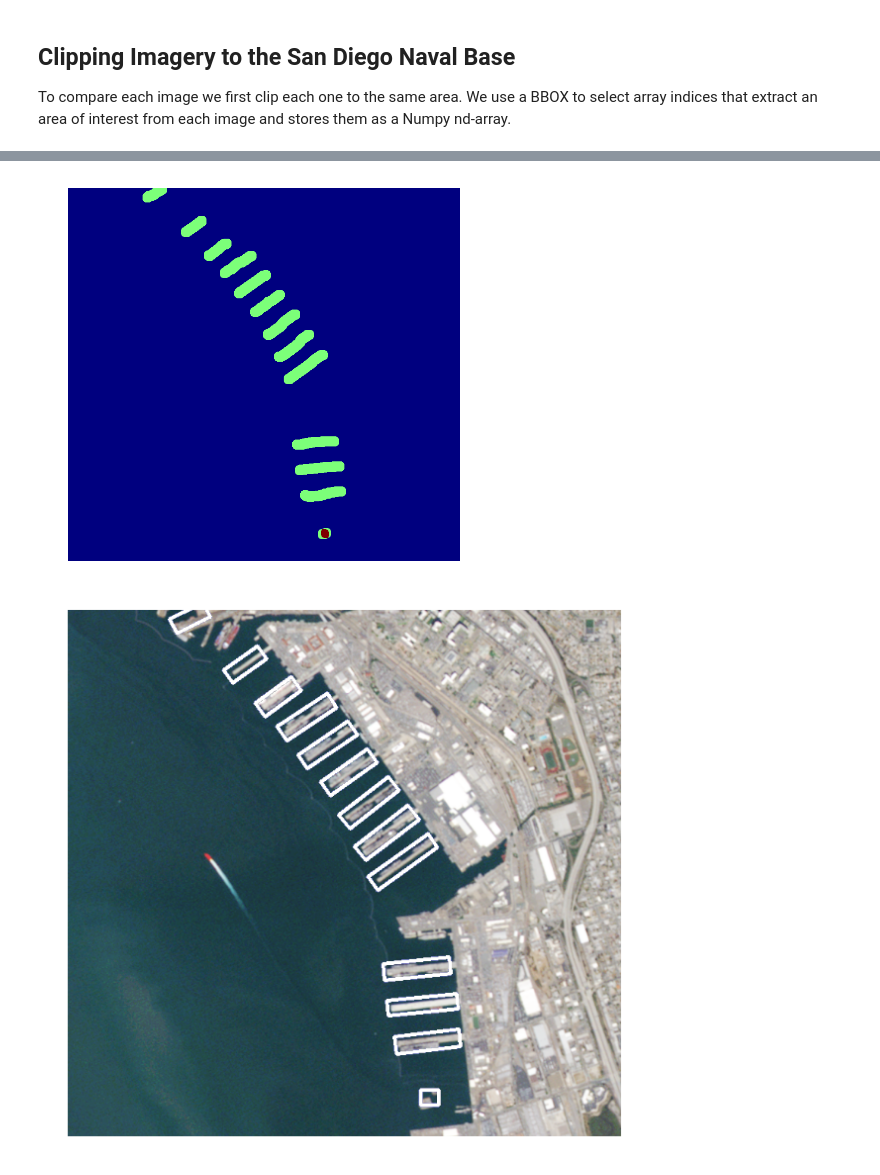
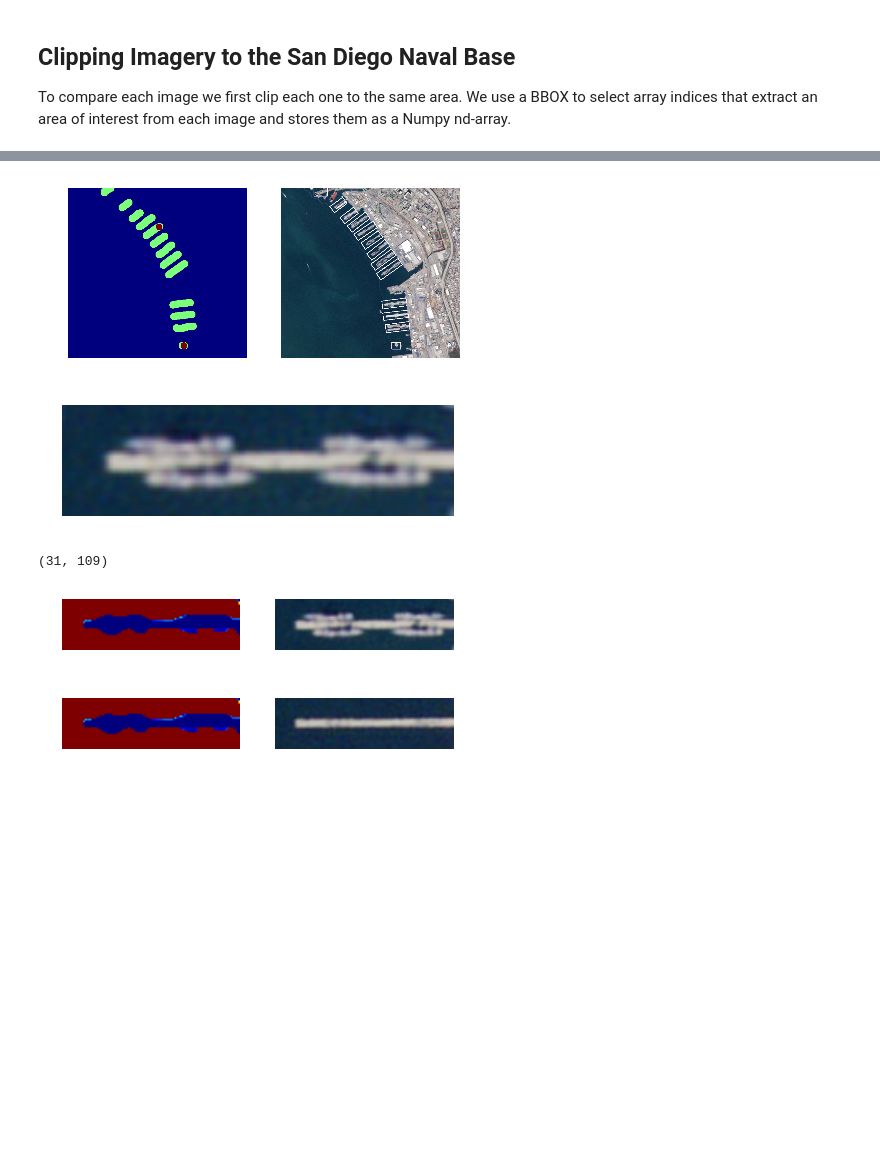
Before and after one commit to chelm/jupyter-demos, a Jupyter notebook: PlanetLabs_SanDiego.ipynb, the cells around one changed output, grey strips where cells are left out. Cells and saved outputs as stored; diff of their text form; code cells hidden in the pictures; blank space fills up the shorter version.

```diff
--- a/PlanetLabs_SanDiego.ipynb
+++ b/PlanetLabs_SanDiego.ipynb
@@ -22,7 +22,8 @@ scene_ids = [
     "20160324_190655_1154114_RapidEye-3",
     "20150326_192901_1154114_RapidEye-5",
     "20140403_193228_1154114_RapidEye-5",
-    "20131125_192646_1154114_RapidEye-5"
+    "20131125_192646_1154114_RapidEye-5",
+    "20151212_191210_1154114_RapidEye-5"
 ]
 # %% [markdown]
 ## Downloading Geotiffs
@@ -318,47 +320,61 @@ skel = skeletonize(binary_mask).astype(np.int)
 #render_array(~skel, width=5, height=5, cmap=plt.cm.gray)
 
 k = np.array([[1,1,1],[1,0,1],[1,1,1]])
 ngrid = ndimage.convolve(skel, k, mode='constant') * skel
 ngrid[ngrid > 2] = 0
 ngrid[(ngrid <= 2) & (ngrid > 0)] = 1
 
 segment_labels = measure.label(ngrid)
 segment_props = measure.regionprops(segment_labels)
 
 i=0
 buffers = []
 for seg in segment_props:
     i += 1
-    if seg.orientation < 0 or seg.orientation > 1 or seg.solidity < 0.1:
+    if (seg.orientation < 0
+        or seg.orientation > 1
+        or seg.solidity < 0.1):
         continue
 
-    #print i, seg.area, seg.orientation, seg.solidity
-    buff, edm1 = seg_buffer((segment_labels == i).astype(np.uint8) * 255, dist=10)
+    buff, edm1 = seg_buffer((segment_labels == i).astype(np.uint8) * 255, dist=15)
     buffers.append(buff)
 
 buffer_sum = reduce( lambda s,e: s + e, buffers )
-render_array(buffer_sum)
 
 contours, hierarchy = cv2.findContours( buffer_sum.copy(),cv2.RETR_LIST,cv2.CHAIN_APPROX_SIMPLE)
-vis = clipped[3].copy()
+vis = clipped[0].copy()
 
-#ret,thresh = cv2.threshold(m.copy(),127,255,0)
-#contours,hierarchy = cv2.findContours(thresh, 1, 2)
-#print len(contours)
-
+regions = []
 for i, cnt in enumerate(contours):
     if cv2.contourArea(cnt) > 0.0:
         rect = cv2.minAreaRect(cnt)
         box = cv2.cv.BoxPoints(rect)
         box = np.int0(box)
-        cv2.drawContours(vis,[box],0,(0,0,255),4)
-        #contour_area = cv2.contourArea(cnt)
-        #idx = contour_areas.index(max(contour_areas))
-        #cv2.drawContours(vis, contours[0], i, (255,0,0),3)
-        #x,y,w,h = cv2.boundingRect(cnt)
+        cv2.drawContours(vis,[box],0,(0,0,255),2)
+        regions.append({ 'box': box, 'rect': rect, 'bounds': cv2.boundingRect(cnt)})
         #cv2.rectangle(vis,(x,y),(x+w,y+h),0,2)
 
-render_array(vis, width=10, height=10)
+render_array(vis, buffer_sum)
+
+def crop_region(region, img):
+    rect = region['rect']
+    center = rect[0]
+    angle = rect[2]
+    size = rect[1]
+    size = (int(size[0]), int(size[1]))
+
+    M = cv2.getRotationMatrix2D(center, angle, 1.0)
+    warped = cv2.warpAffine(img, M, dsize=img[:,:,0].shape, flags=cv2.INTER_CUBIC)
+    crop = np.ndarray((size[1],size[0],4))
+
+    for i in xrange(4):
+        crop[:,:,i] = cv2.getRectSubPix(warped[:,:,i], size, center)
+
+    return crop.astype(np.uint8)
+
+
+image_regions = [[crop_region(region, img.copy()) for region in regions] for img in clipped]
+render_array(image_regions[0][4])
 # %% [output]
-[figure, old version]
+[figure, new version]
-[figure, old version]
+[figure, new version]
@@ -410,0 +381,25 @@ def skeleton(img):
+# %%
+def water_mask2(arr, threshold=135, x=100, y=300):
+    mask = np.ndarray(arr.shape + (3,)).astype(np.uint8)
+    below = arr < threshold
+    mask[below] = [255,255,255]
+    mask = cv2.morphologyEx(mask[:,:,0], cv2.MORPH_OPEN, kernel=np.ones([3, 3]), iterations=1)
+    return mask
+
+region_masks = []
+for i in xrange(0, len(image_regions)):
+    #print i
+    img = image_regions[i][4]
+    avg = np.average(img[:,:,0:2], axis=2)
+    region_masks.append( water_mask2(ndimage.gaussian_filter(avg, 2)) )
+
+
+
+union_mask = reduce( lambda s,e: s & e, region_masks )
+print union_mask.shape
+render_array(image_regions[0][4], union_mask)
+render_array(image_regions[3][4], union_mask)
+# %% [output]
+(31, 109)
+[figure, added]
+[figure, added]
```
Also changed, not shown: parts of 9 cells of this notebook.
